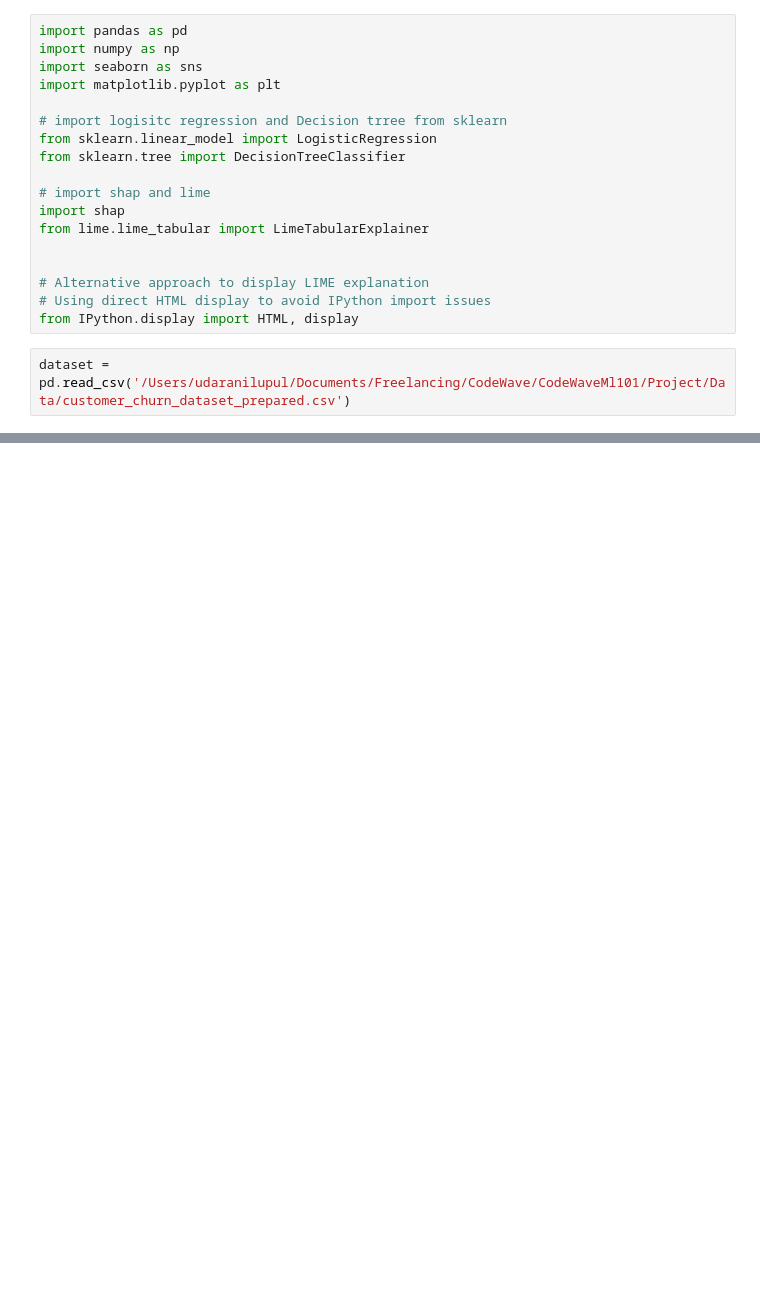
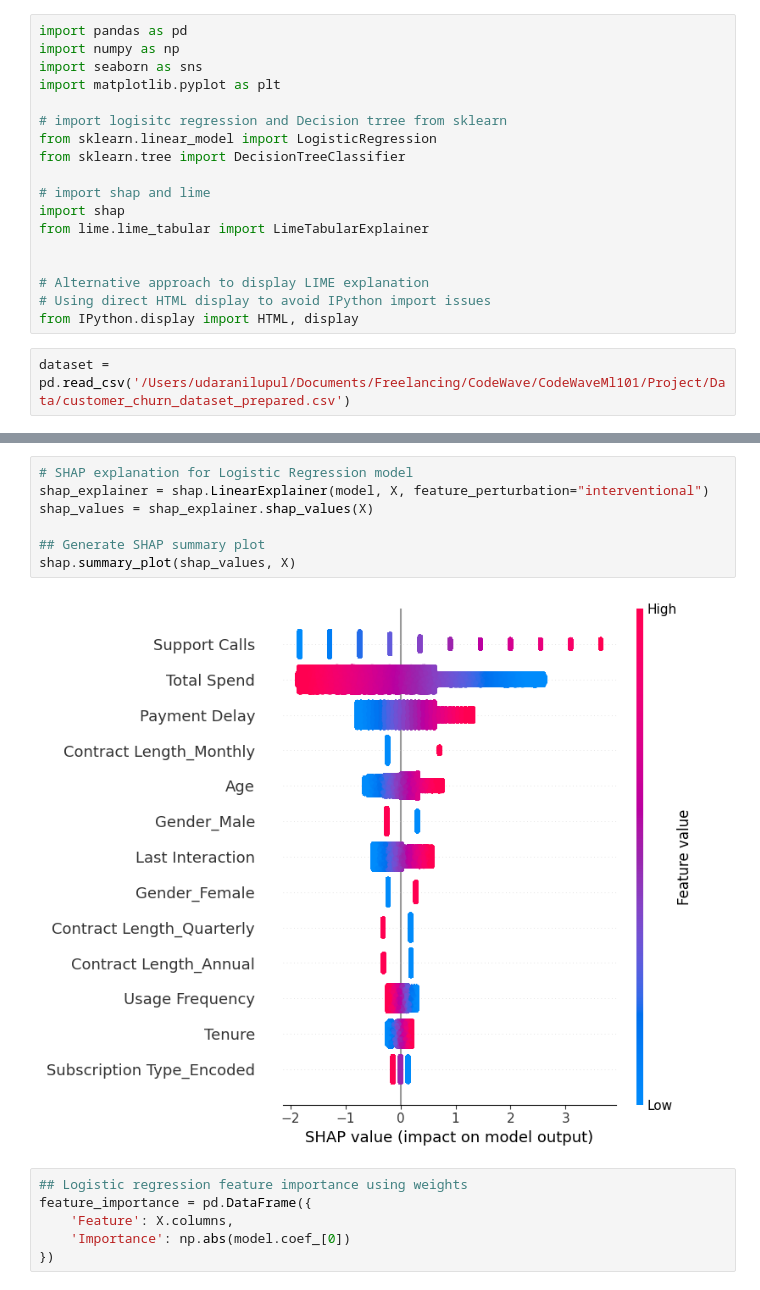
Before and after one commit to UdaraN98/CodeWaveMl101, a Jupyter notebook: Project/Notebooks/4_SHAP_LIME.ipynb, the cells around one changed output, grey strips where cells are left out. Drawn from its saved outputs; the diff is of its cells as text; blank space fills up the shorter version.

```diff
--- a/Project/Notebooks/4_SHAP_LIME.ipynb
+++ b/Project/Notebooks/4_SHAP_LIME.ipynb
@@ -50,0 +51,15 @@ ImportError: cannot import name 'display' from 'IPython.core.display' (/Users/ud
+# %%
+# SHAP explanation for Logistic Regression model
+shap_explainer = shap.LinearExplainer(model, X, feature_perturbation="interventional")
+shap_values = shap_explainer.shap_values(X)
+
+## Generate SHAP summary plot
+shap.summary_plot(shap_values, X)
+# %% [output]
+[figure, added]
+# %%
+## Logistic regression feature importance using weights
+feature_importance = pd.DataFrame({
+    'Feature': X.columns,
+    'Importance': np.abs(model.coef_[0])
+})
```
Also changed, not shown: parts of 6 cells of this notebook, 3 other files.
